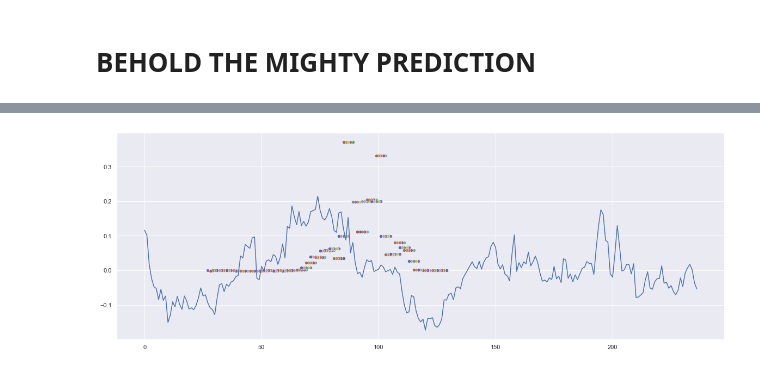
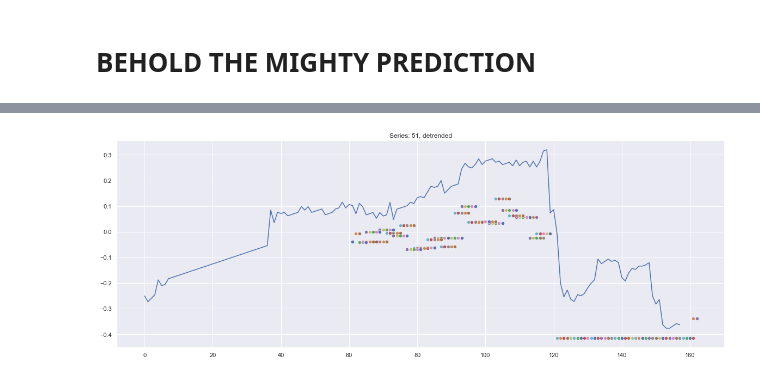
Before and after one commit to BorovTech/Timeseries_project, a Jupyter notebook: prediction_fixed_patterns.ipynb, the cells around one changed output, grey strips where cells are left out. Saved outputs shown, nothing was run; the diff lists cells and outputs as text; code cells hidden in the pictures.

```diff
--- a/prediction_fixed_patterns.ipynb
+++ b/prediction_fixed_patterns.ipynb
@@ -98,16 +114,6 @@ def gen_sample_in_point_with_q(values, window, pattern, pos):
 centers = dict()
 for pattern_from_file in patterns_for_supercomp:
     parse(tuple(pattern_from_file), centers)
-# %%
-# testing if file exists
-counter = -1
-for current_pattern in patterns_for_supercomp:
-    counter += 1
-    try:
-        ot_f = open('motifs/thamotifs%s.txt' % ''.join(map(str, current_pattern)), 'r')
-        ot_f.close()
-    except Exception as e:
-        print(e, current_pattern, counter)
 # %%
 def generate_predictions(centers, return_set_pred=False, real_mode='test', EPS=0.05, Q_VALUE=0.96):
     #centers - словарь, какой ключ и значение хуй их пойми (судя по всему паттерн - ряд загенеренный по этому паттерну)
@@ -118,8 +124,8 @@ def generate_predictions(centers, return_set_pred=False, real_mode='test', EPS=0
     set_preds = {}
 
     if real_mode == 'test':
-        end_point = 100 #val_end
-        init_point = 130 #test_init
+        end_point = 60 #val_end
+        init_point = 90 #test_init
     else:
         end_point = train_end
         init_point = val_init
@@ -184,19 +190,24 @@ def generate_predictions(centers, return_set_pred=False, real_mode='test', EPS=0
     return preds
 # %%
 df = pd.read_csv('data/test/part_5.csv')
-df_pred = df.loc[df.index == 100]
+
+df_pred = df.loc[df.index == 51]
 df_pred = df_pred.drop(labels=['Ticker', 'index', 'Date'], axis=1)
 df_pred = df_pred.dropna(axis=1)
 
 xs_temp = df_pred.values.tolist()
-xs = detrend(xs_temp)
+xs_temp[0] = xs_temp[0][::-1]
+print(xs_temp)
+sns.lineplot(y=xs_temp[0], x=list(range(len(xs_temp[0]))))
+
+xs, beta, alpha = detrend(xs_temp)
+alpha = float(alpha)
 xs = list(np.array(xs).flatten())
-#xs = xs[::-1]
 sns.lineplot(y=xs, x=list(range(len(xs))))
 print(len(xs))
+print(beta, alpha)
 patterns = []
 for x in centers.keys():
     temp = tuple(map(int, x.split(",")))
     patterns.append(temp[:-1])
-print(patterns)
 # %% [output]
@@ -229,11 +222,11 @@ predicted_points
 # %%
 sns.set(rc={'figure.figsize':(20,7)})
 sns.lineplot(y=xs, x=list(range(len(xs))))
 
 for x in predicted_points.items():
     start_point, predicted_values = x[0], x[1]
     for counter in range(len(predicted_values)):
         if predicted_values[counter] != None:
-            sns.scatterplot(y=np.array([predicted_values[counter]]), x=130-start_point-counter)
+            sns.scatterplot(y=np.array([predicted_values[counter]]), x=60+start_point+counter).set_title("Series: 51, detrended")
 # %% [output]
-[figure, old version]
+[figure, new version]
```
Also changed, not shown: parts of 5 cells of this notebook.
